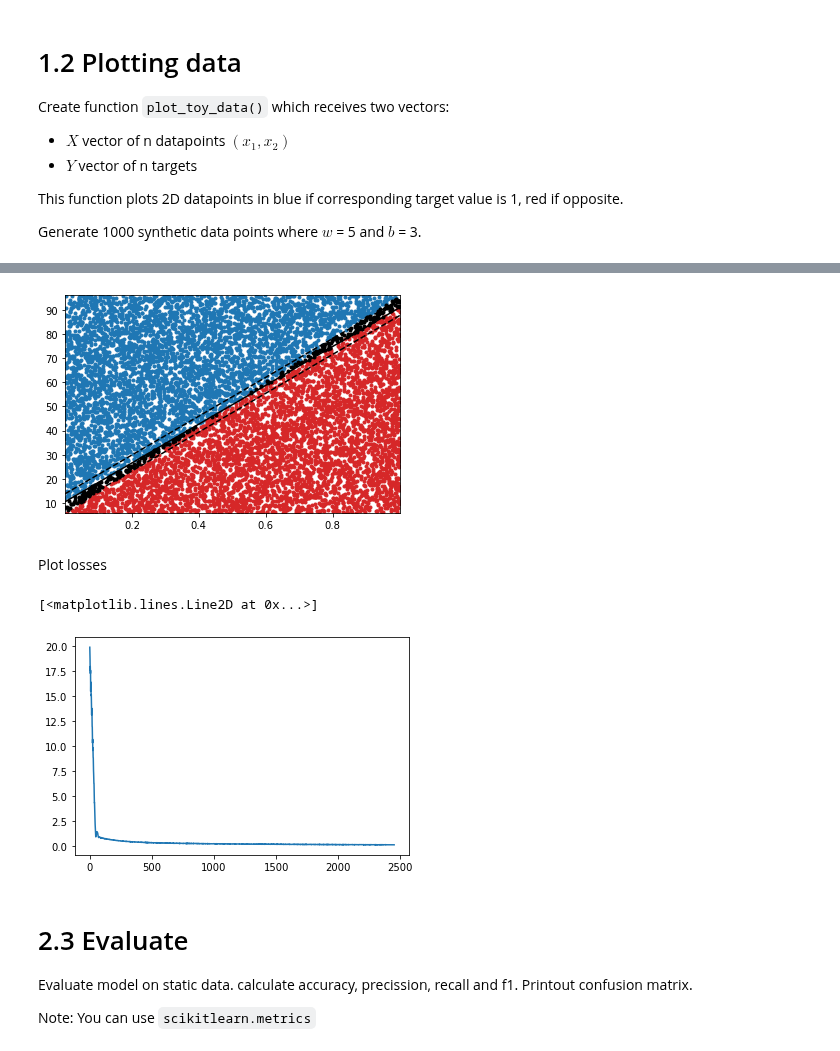
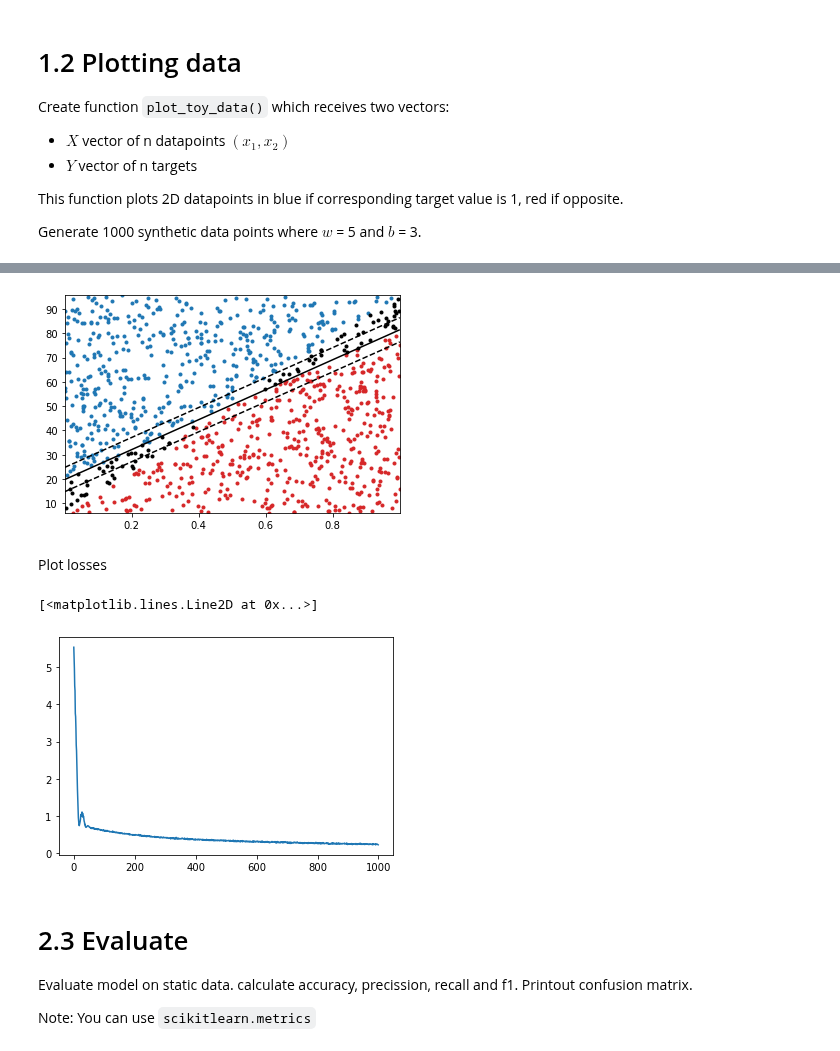
Before and after one commit to bzitko/nlp_repo, a Jupyter notebook: assignments/a02/nlp_a02.1_perceptron_toy_solution.ipynb, the cells around one changed output, grey strips where cells are left out. Cells and saved outputs as stored; diff of their text form; code cells hidden in the pictures.

```diff
--- a/assignments/a02/nlp_a02.1_perceptron_toy_solution.ipynb
+++ b/assignments/a02/nlp_a02.1_perceptron_toy_solution.ipynb
@@ -141,13 +150,18 @@ class Perceptron(torch.nn.Module):
         self.fc1 = torch.nn.Linear(2, 1)
 
     def forward(self, x_in):
-        return torch.sigmoid(self.fc1(x_in))
+        return torch.sigmoid(self.fc1(x_in)).squeeze()
 
     def predict(self, x_in):
-        return 1 if self.forward(x_in) > 0.5 else 0
+        return (self.forward(x_in) >= 0.5).float()
+
+    def reset(self):
+        self.fc1.reset_parameters()
 
 x = torch.FloatTensor([[1, 2], [3, 4]])
 #x = torch.tensor([[1, 2], [3, 4]], dtype=torch.float32)
 perceptron = Perceptron()
 perceptron(x)
+
+perceptron.predict(torch.FloatTensor([3,4]))
 # %% [output]
@@ -170,14 +197,12 @@ Generate and remember static toy data with predefined parameters.
 # %%
 lr = 0.01
-batch_size = 10000
+batch_size = 1000
 W = 90
 B = 6
 
-perceptron = Perceptron()
-optimizer = torch.optim.Adam(params=perceptron.parameters(), lr=lr)
-bce_loss = torch.nn.BCELoss()
-
-losses = []
+model = Perceptron()
+optimizer = torch.optim.Adam(params=model.parameters(), lr=lr)
+loss_fn = torch.nn.BCELoss()
 
 x_data_static, y_truth_static = generate_toy_data(batch_size, w=W, b=B)
 plot_toy_data(x_data_static, y_truth_static)
@@ -206,35 +240,29 @@ At the end of batch loop increment `epoch`.
 # %%
-change = 1.0
-last = 10.0
-epsilon = 1e-3
+batch_size = 1000
+n_epochs = 100
+n_batches = 10
 epoch = 0
 
-batch_size = 10000
-n_epochs = 12
-n_batches = 5
+losses = []
 
+model.reset()
+for epoch in range(n_epochs):
+    for _ in range(n_batches):
+        model.train()
 
-while change > epsilon or epoch < n_epochs or last > 0.15:
+        x, y = generate_toy_data(batch_size, w=W, b=B)
+        yhat = model(x)
 
-#for epoch in range(n_epochs):
-    for _ in range(n_batches):
+        loss = loss_fn(yhat, y)
+        loss.backward()
+
+        optimizer.step()
         optimizer.zero_grad()
-        data = generate_toy_data(batch_size, w=W, b=B)
-        x_data, y_target = data
-        y_pred = perceptron(x_data).squeeze()
 
-        loss = bce_loss(y_pred, y_target)
-        loss.backward()
-        optimizer.step()
+        losses.append(loss.item())
+        print(".", end="")
+    epoch += 1
+    print(f"\nepoch: {epoch} loss: {loss:0.3}\r")
 
-        loss_value = loss.item()
-        losses.append(loss_value)
-
-        change = abs(last - loss_value)
-        last = loss_value
-
-    print(".", end="")
-    epoch += 1
-print(f"\nepoch: {epoch} loss: {loss:0.3}\r")
-plot_toy_data(x_data_static, y_truth_static, perceptron)
+plot_toy_data(x_data_static, y_truth_static, model)
 # %% [output]
@@ -243,11 +286,11 @@ epoch: 13 loss: 0.142
-[figure, old version]
+[figure, new version]
 # %% [markdown]
 Plot losses
 # %%
 plt.plot(range(len(losses)), losses)
 # %% [output]
 [<matplotlib.lines.Line2D at 0x...>]
-[figure, old version]
+[figure, new version]
 # %% [markdown]
 # 2.3 Evaluate
 
```
Also changed, not shown: parts of 16 cells of this notebook, 1 other file.
